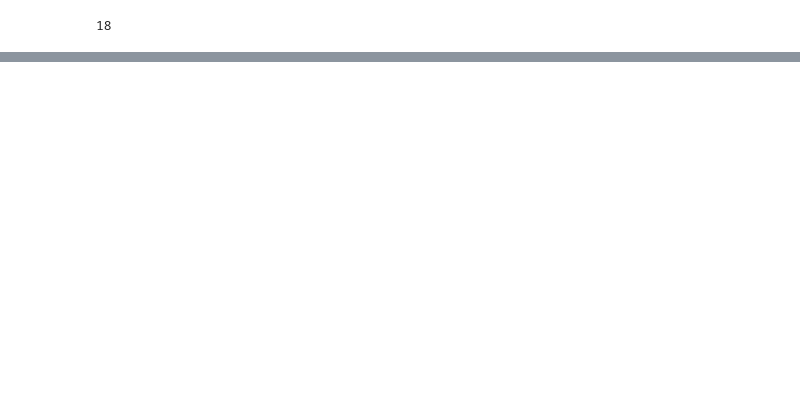
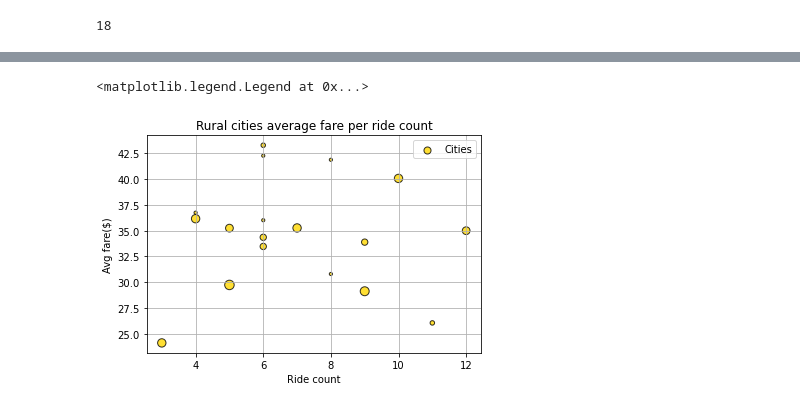
Before and after one commit to danielurdaneta/PyBer_Analysis, a Jupyter notebook: PyBer.ipynb, the cells around one changed output, grey strips where cells are left out. Saved outputs shown, nothing was run; the diff lists cells and outputs as text; code cells hidden in the pictures; blank space fills up the shorter version.

```diff
--- a/PyBer.ipynb
+++ b/PyBer.ipynb
@@ -30,0 +93,10 @@ pyber_data_df.head()
+# %%
+plt.scatter(rural_ride_count, rural_avg_fare, s = 10 * rural_driver_count, color = "gold", label = "Cities", edgecolor = "black", linewidths = 1, alpha = 0.8 )
+plt.ylabel("Avg fare($)")
+plt.xlabel("Ride count")
+plt.title("Rural cities average fare per ride count")
+plt.grid(True)
+plt.legend()
+# %% [output]
+<matplotlib.legend.Legend at 0x...>
+[figure, added]
```
Also changed, not shown: parts of 6 cells of this notebook, 1 other file.
